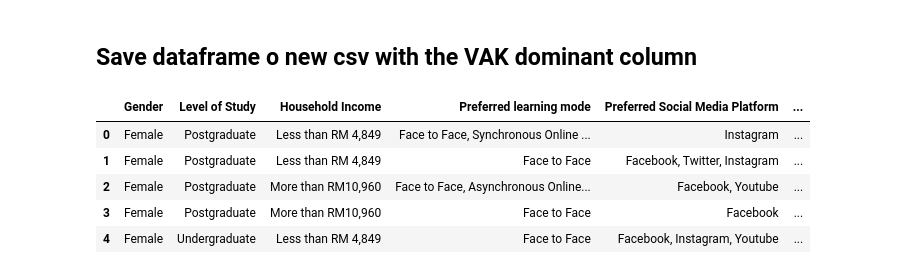
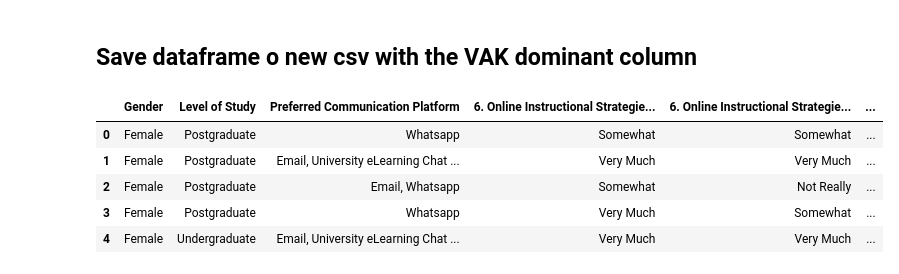
Before and after one commit to JasmineChong/online-assessment-classification, a Jupyter notebook: VAK-classification.ipynb, the cells around one changed output. Cells and saved outputs as stored; diff of their text form; code cells hidden in the pictures.

```diff
--- a/VAK-classification.ipynb
+++ b/VAK-classification.ipynb
@@ -3,7 +3,7 @@ import pandas as pd
 # %% [markdown]
 ## Read data
 # %%
-df = pd.read_csv('Datasets/responses_cleaned.csv')
+df = pd.read_csv('Datasets/cleaned_latest_response.csv')
 
 df.head()
 # %% [output]
@@ -187,15 +187,15 @@ See the caveats in the documentation: https://pandas.pydata.org/pandas-docs/stab
 # %% [markdown]
 ## Save dataframe o new csv with the VAK dominant column
 # %%
-# Extract columns 43 to 73
-new_df = df.iloc[:, :20]
+# Extract columns to save
+new_df = df.iloc[:, :16]
 
 new_df.head()
 # %% [output]
-|  | Gender | Level of Study | Household Income | Preferred learning mode | Preferred Social Media Platform | ... |
-| 0 | Female | Postgraduate | Less than RM 4,849 | Face to Face, Synchronous Online ... | Instagram | ... |
-| 1 | Female | Postgraduate | Less than RM 4,849 | Face to Face | Facebook, Twitter, Instagram | ... |
-| 2 | Female | Postgraduate | More than RM10,960 | Face to Face, Asynchronous Online... | Facebook, Youtube | ... |
-| 3 | Female | Postgraduate | More than RM10,960 | Face to Face | Facebook | ... |
-| 4 | Female | Undergraduate | Less than RM 4,849 | Face to Face | Facebook, Instagram, Youtube | ... |
+|  | Gender | Level of Study | Preferred Communication Platform | 6. Online Instructional Strategie... | 6. Online Instructional Strategie... | ... |
+| 0 | Female | Postgraduate | Whatsapp | Somewhat | Somewhat | ... |
+| 1 | Female | Postgraduate | Email, University eLearning Chat ... | Very Much | Very Much | ... |
+| 2 | Female | Postgraduate | Email, Whatsapp | Somewhat | Not Really | ... |
+| 3 | Female | Postgraduate | Whatsapp | Very Much | Somewhat | ... |
+| 4 | Female | Undergraduate | Email, University eLearning Chat ... | Very Much | Very Much | ... |
 # %%
```
Also changed, not shown: parts of 3 cells of this notebook, 19 other files.
